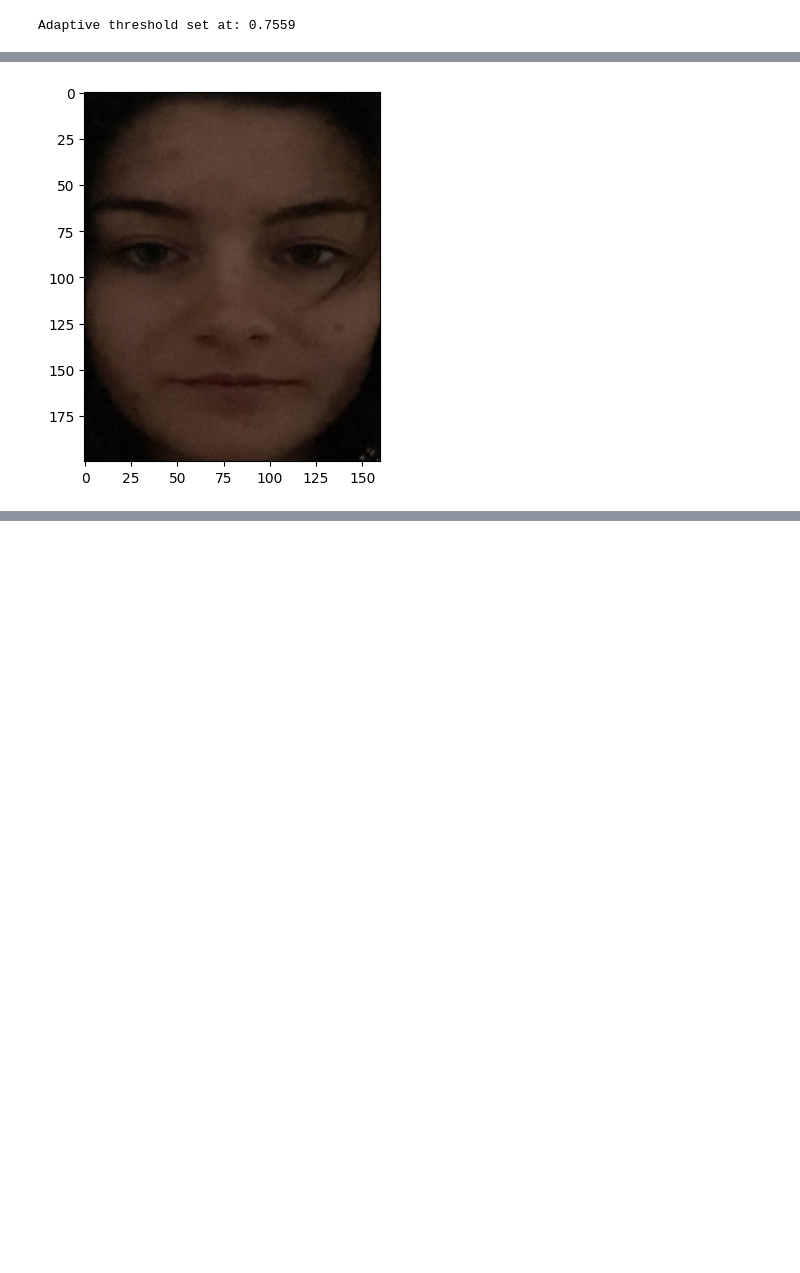
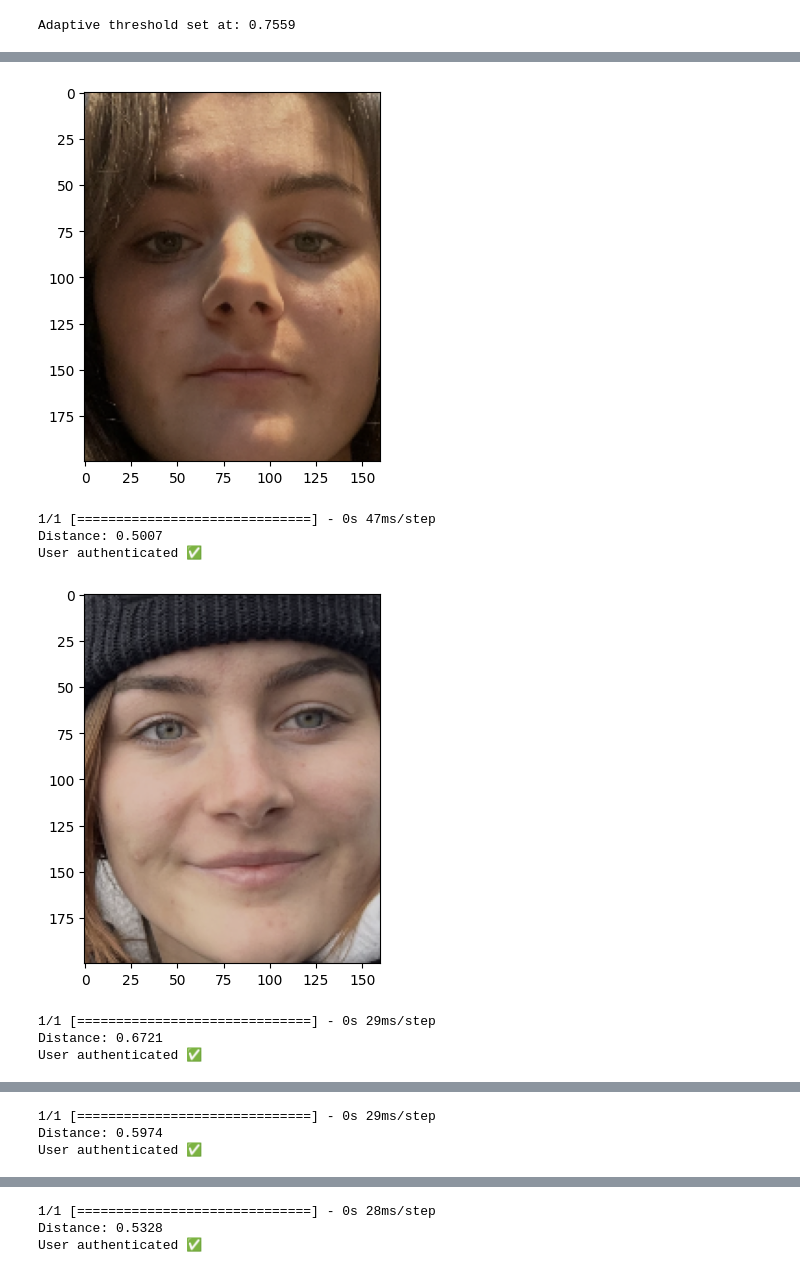
Before and after one commit to miriampalmetshofer/conFaceAuth, a Jupyter notebook: detectFace.ipynb, the cells around one changed output, grey strips where cells are left out. Saved outputs shown, nothing was run; the diff lists cells and outputs as text; code cells hidden in the pictures; blank space fills up the shorter version.

Commit message:
Add minimalistic test set evaluation

```diff
--- a/detectFace.ipynb
+++ b/detectFace.ipynb
@@ -102,13 +97,17 @@ print(f"Adaptive threshold set at: {threshold:.4f}")
 # %% [output]
 Adaptive threshold set at: 0.7559
 # %%
-# Later for authentication
-embedding_to_test = get_face_embedding(data_base_path + 'Screenshot 2025-04-19 at 16.54.53.png')
-distance = np.linalg.norm(embedding_to_test - mean_embedding)
+test_data = 'data/images/testset'
+test_files = os.listdir(test_data)
 
-print(distance)
-if distance < threshold:
-    print("User authenticated ✅")
-else:
-    print("User revoked ❌")
+for file in test_files:
+    image_path = os.path.join(test_data, file)
+    embedding = get_face_embedding(image_path)
+    distance = np.linalg.norm(embedding - mean_embedding)
+    print (f"Distance: {distance:.4f}")
+
+    if distance < threshold:
+        print("User authenticated ✅")
+    else:
+        print("User revoked ❌")
 # %% [output]
@@ -117,2 +117,9 @@ else:
 User authenticated ✅
-[figure]
+[figure, added]
+1/1 [==============================] - 0s 47ms/step
+Distance: 0.5007
+User authenticated ✅
+[figure, added]
+1/1 [==============================] - 0s 29ms/step
+Distance: 0.6721
+User authenticated ✅
@@ -118,0 +127,3 @@ User authenticated ✅
+1/1 [==============================] - 0s 29ms/step
+Distance: 0.5974
+User authenticated ✅
@@ -118,0 +131,3 @@ User authenticated ✅
+1/1 [==============================] - 0s 28ms/step
+Distance: 0.5328
+User authenticated ✅
```
Also changed, not shown: parts of 5 cells of this notebook.
